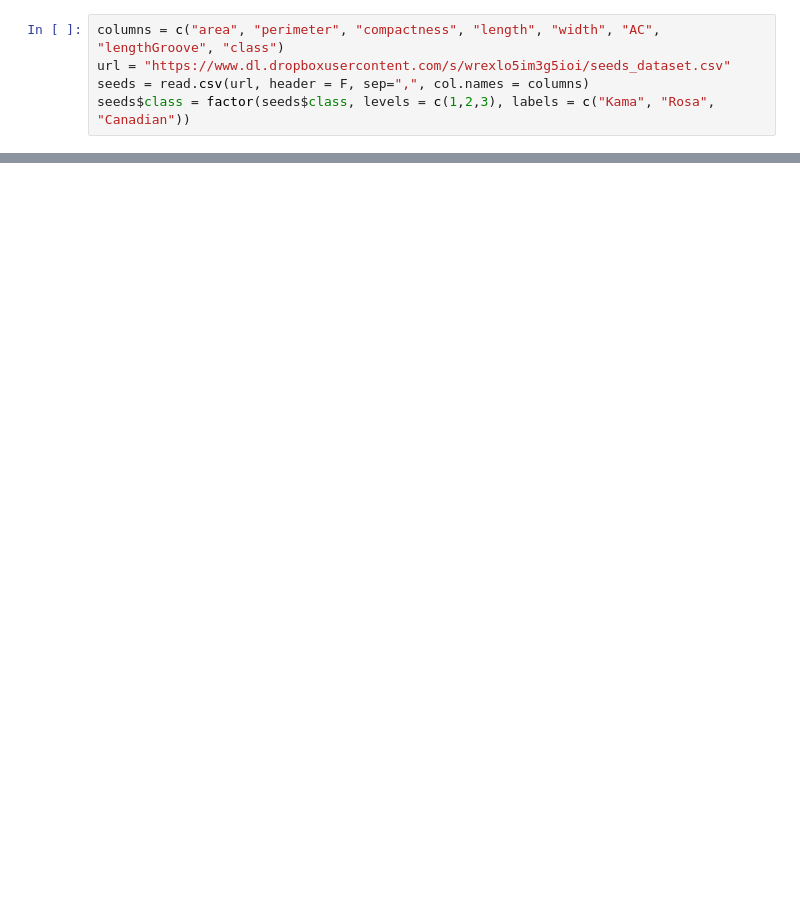
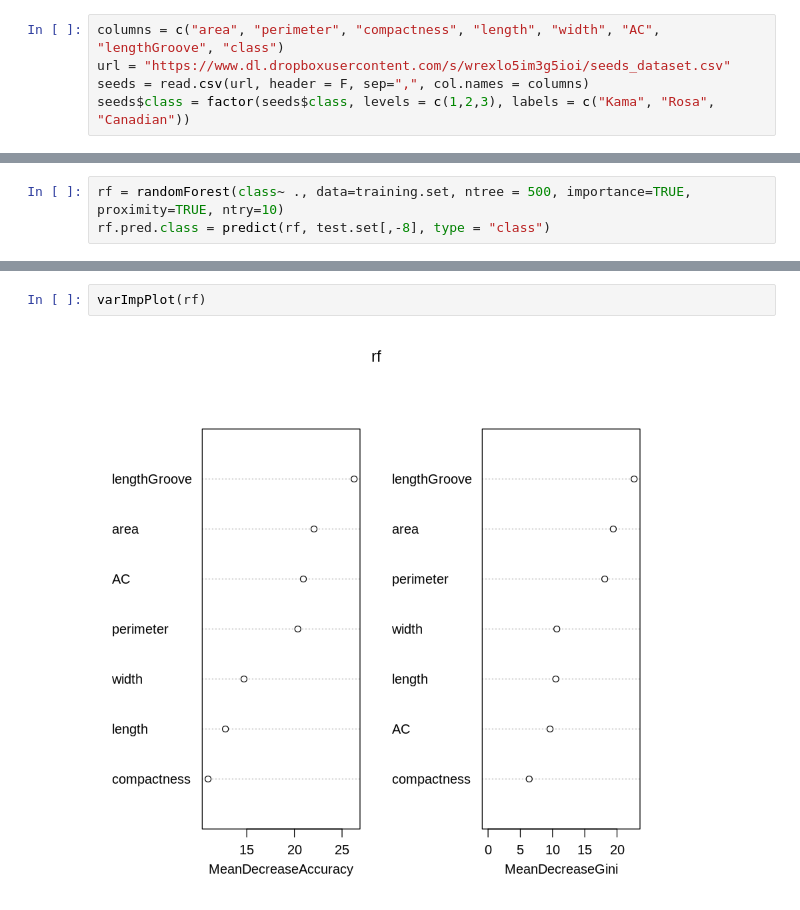
Before and after one commit to JavierArredondo/INFO-USACH-13222-AY, a Jupyter notebook: 5_ÁrbolesDecisión.ipynb, the cells around one changed output, grey strips where cells are left out. Drawn from its saved outputs; the diff is of its cells as text; blank space fills up the shorter version.

```diff
--- a/5_ÁrbolesDecisión.ipynb
+++ b/5_ÁrbolesDecisión.ipynb
@@ -157,0 +196,3 @@ Balanced Accuracy         0,8702      0,9884          0,9019
+# %%
+rf = randomForest(class~ ., data=training.set, ntree = 500, importance=TRUE, proximity=TRUE, ntry=10)
+rf.pred.class = predict(rf, test.set[,-8], type = "class")
@@ -157,0 +274,4 @@ Balanced Accuracy         0,8702      0,9884          0,9019
+# %%
+varImpPlot(rf)
+# %% [output]
+[figure, added]
```
Also changed, not shown: parts of 19 cells of this notebook.
